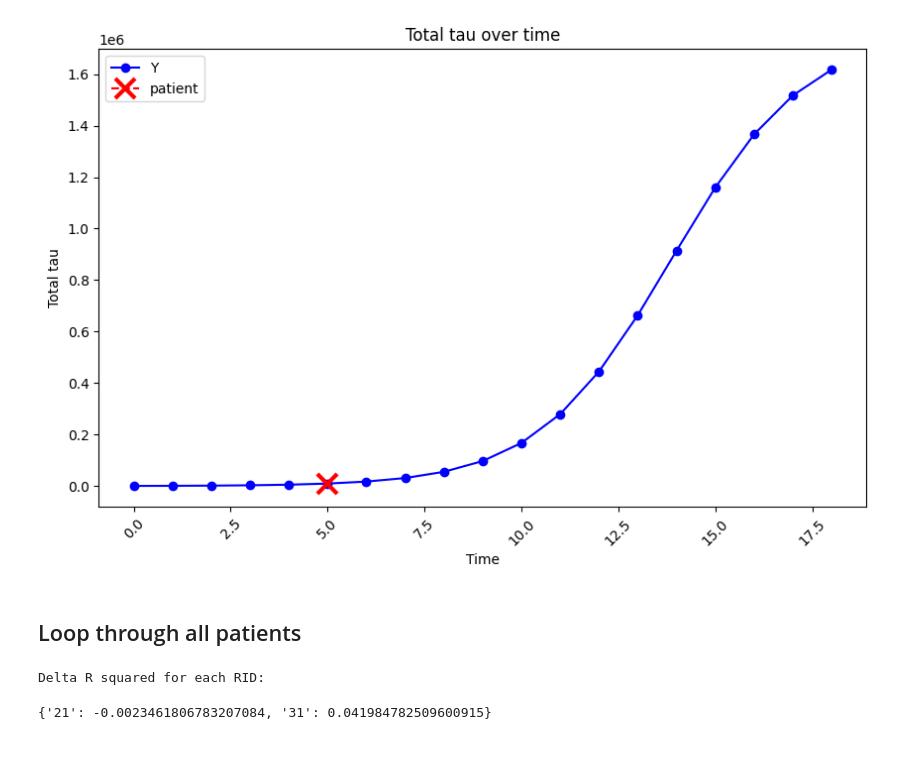
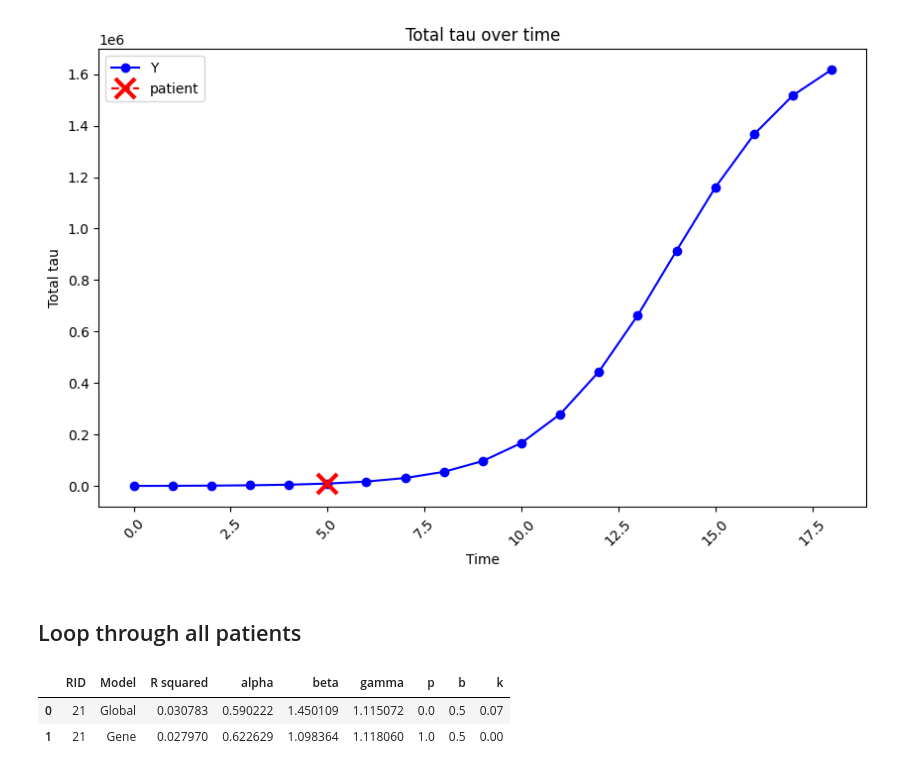
Before and after one commit to Raj-Lab-UCSF/Nexis-Human, a Jupyter notebook: Nexis human.ipynb, the cells around one changed output. Drawn from its saved outputs; the diff is of its cells as text; code cells hidden in the pictures.

Commit message:
Creating a table like chatali's

```diff
--- a/Nexis human.ipynb
+++ b/Nexis human.ipynb
@@ -229,7 +229,7 @@ datadir_ = "../NDM output/NDM_output.csv"  # Data directory for output
 
 # Cell type matrix (nROI x nTypes)
 U_global_= np.zeros((nROI, 1))
-U_gene_= np.random.rand(nROI, 1) # CHANGE TO 'gene_data_excluded' once gene data is uploaded
+U_gene_= gene_data_excluded
 # %% [markdown]
 ## Load Patient Data
 # %%
@@ -278,11 +278,11 @@ nexis_model_gene = run_Nexis(C_=C_, U_=U_gene_, init_vec_=init_vec_, t_vec_=t_ve
 custom_Nexis_error_global = partial(Nexis_error, patient_tau=patient_tau, stages=stages, nexis_model=nexis_model_global)
 custom_Nexis_error_gene = partial(Nexis_error, patient_tau=patient_tau, stages=stages, nexis_model=nexis_model_gene)
 
-# Initial guesses for parameters (alpha, beta, gamma, s, b, p, k) CAN ADJUST THESE
-init_guess = np.array([0.04, 1.01, 1, 0.5, 0, 0.07, 20])
+# Initial guesses for parameters (alpha, beta, gamma, b, p, k) CAN ADJUST THESE
+init_guess = np.array([0.04, 1.01, 1, 0, 0.07, 20])
 
 # Bounds for each parameter [(min alpha, max alpha), (min beta, max beta), (min gamma, max gamma), etc. CAN ADJUST THESE
-bounds = [(0, 2),(0, 5),(0,3),(0.5,0.5),(0,1),(0,1),(0,50)]
+bounds = [(0, 2),(0, 5),(0,3),(0,1),(0,1),(0,50)]
 
 # Perform the optimization (currently set to global)
 result = minimize(custom_Nexis_error_global, init_guess, bounds=bounds, method='L-BFGS-B',
@@ -292,7 +292,7 @@ result = minimize(custom_Nexis_error_global, init_guess, bounds=bounds, method='
 if result.success:
     optimized_params = result.x
     optimized_params = optimized_params.tolist( )
-    print(f"Optimization successful. Optimized parameters (alpha, beta, gamma, s, b, p, k): {optimized_params}")
+    print(f"Optimization successful. Optimized parameters (alpha, beta, gamma, b, p, k): {optimized_params}")
 else:
     print("Optimization failed.", result.message)
 # %% [output]
@@ -362,8 +362,8 @@ plt.show
 # Avoid repeating any RIDS
 unique_rids = patient_data['RID'].unique()
 
-# Create a dictionary of delta R squared values for each RID
-R_dict = {}
+# Create a data frame to collect results for each patient
+results = pandas.DataFrame(columns = ['RID','Model','R squared','alpha','beta','gamma','p','b','k'])
 
 # Loop through all patients
 for rid in unique_rids:
@@ -379,46 +379,53 @@ for rid in unique_rids:
 
     # Define patient tau data
     patient_tau = patient.iloc[:,3:]
 
     # Convert to array and transpose so dim = nROI x # of stages
     patient_tau = patient_tau.to_numpy()
     patient_tau = patient_tau.T
     patient_tau_reshaped = patient_tau.reshape(-1)
 
     # Run Nexis global and calculate R squared
     result = minimize(custom_Nexis_error_global, init_guess, bounds=bounds, method='L-BFGS-B',
                     options={'ftol': 1e-6, 'gtol': 1e-6})
     if result.success:
-        optimized_initial_vec = result.x
-        optimized_initial_vec = optimized_initial_vec.tolist( )
-    parameters = optimized_params
-    Y = nexis_model_global.simulate_nexis(parameters)
+        optimized_params_global = result.x
+        optimized_params_global = optimized_params_global.tolist( )
+    Y = nexis_model_global.simulate_nexis(optimized_params_global )
     Y_edited = Y[:, stages]
     Y_edited_reshaped = Y_edited.reshape(-1)
     R_global, p_value_global = pearsonr(patient_tau_reshaped, Y_edited_reshaped)
     R_squared_global = R_global ** 2
 
 
     # Run Nexis with gene and calculate R squared
     result = minimize(custom_Nexis_error_gene, init_guess, bounds=bounds, method='L-BFGS-B',
                     options={'ftol': 1e-6, 'gtol': 1e-6})
     if result.success:
-        optimized_initial_vec = result.x
-        optimized_initial_vec = optimized_initial_vec.tolist( )
-    parameters = optimized_params
-    Y = nexis_model_gene.simulate_nexis(parameters)
+        optimized_params_gene = result.x
+        optimized_params_gene = optimized_params_gene.tolist( )
+    Y = nexis_model_gene.simulate_nexis(optimized_params_gene)
     Y_edited = Y[:, stages]
     Y_edited_reshaped = Y_edited.reshape(-1)
     R_gene, p_value_gene = pearsonr(patient_tau_reshaped, Y_edited_reshaped)
     R_squared_gene = R_gene ** 2
 
-    # Calculate delta R sqaured and add to dictionary
-    delta_R = R_squared_global - R_squared_gene
-    R_dict[str(rid)] = delta_R
+    # Add to data frame
+    new_rows = pandas.DataFrame({'RID': [rid, rid], 'Model':['Global','Gene'],
+                                 'R squared': [R_squared_global, R_squared_gene],
+                                'alpha': [optimized_params_global[0], optimized_params_gene[0]],
+                                'beta': [optimized_params_global[1], optimized_params_gene[1]],
+                                'gamma': [optimized_params_global[2], optimized_params_gene[2]],
+                                'b':[optimized_params_global[3], optimized_params_gene[3]],
+                                'p':[optimized_params_global[4], optimized_params_gene[4]],
+                                'k':[optimized_params_global[5], optimized_params_gene[5]]})
 
-# Print R_dict
-print('Delta R squared for each RID:')
-R_dict
+    results = pandas.concat([results, new_rows], ignore_index=True)
+
+
+# Print data frame
+results
 # %% [output]
-Delta R squared for each RID:
-{'21': -0.0023461806783207084, '31': 0.041984782509600915}
+|  | RID | Model | R squared | alpha | beta | gamma | p | b | k |
+| 0 | 21 | Global | 0.030783 | 0.590222 | 1.450109 | 1.115072 | 0.0 | 0.5 | 0.07 |
+| 1 | 21 | Gene | 0.027970 | 0.622629 | 1.098364 | 1.118060 | 1.0 | 0.5 | 0.00 |
```
Also changed, not shown: parts of 1 cell of this notebook.
